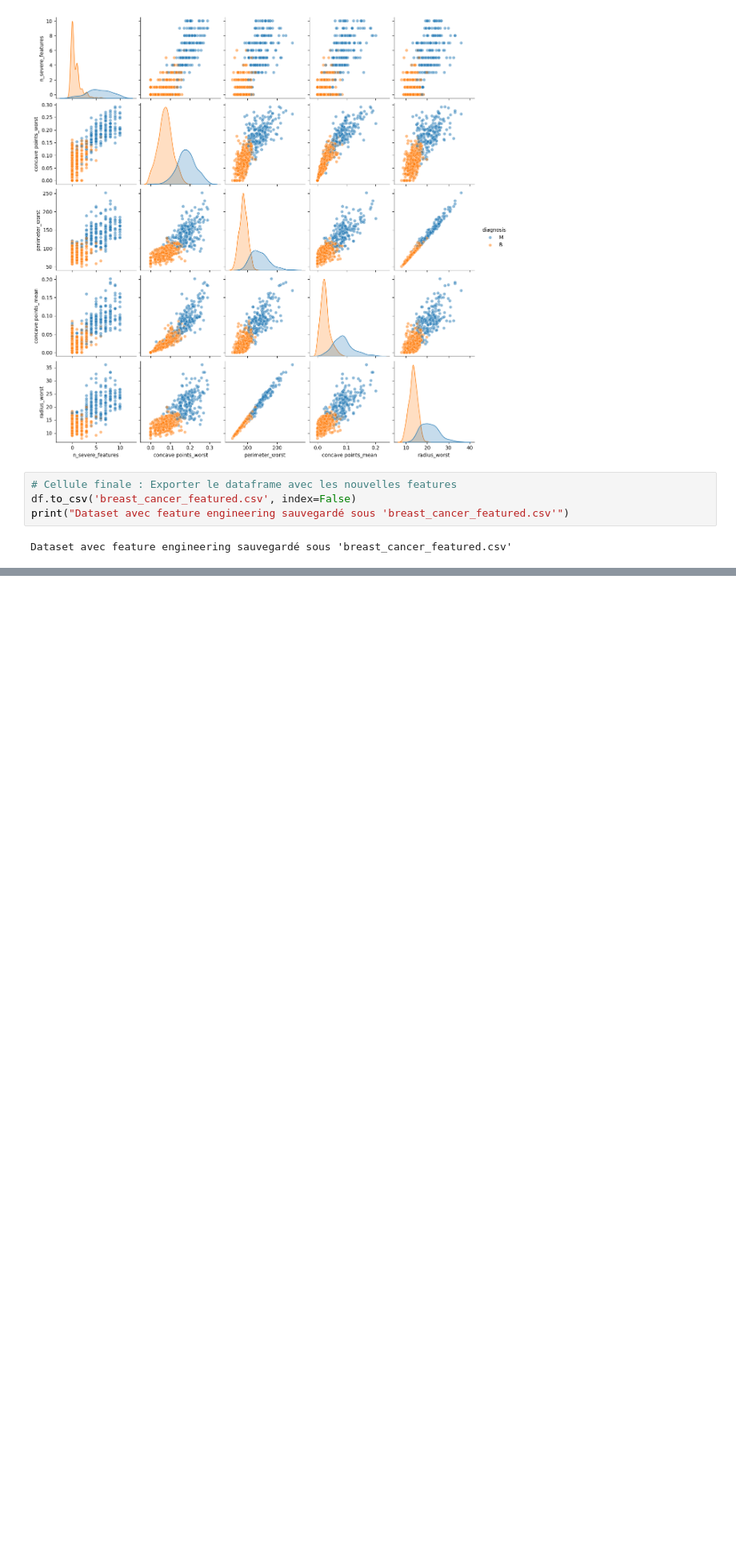
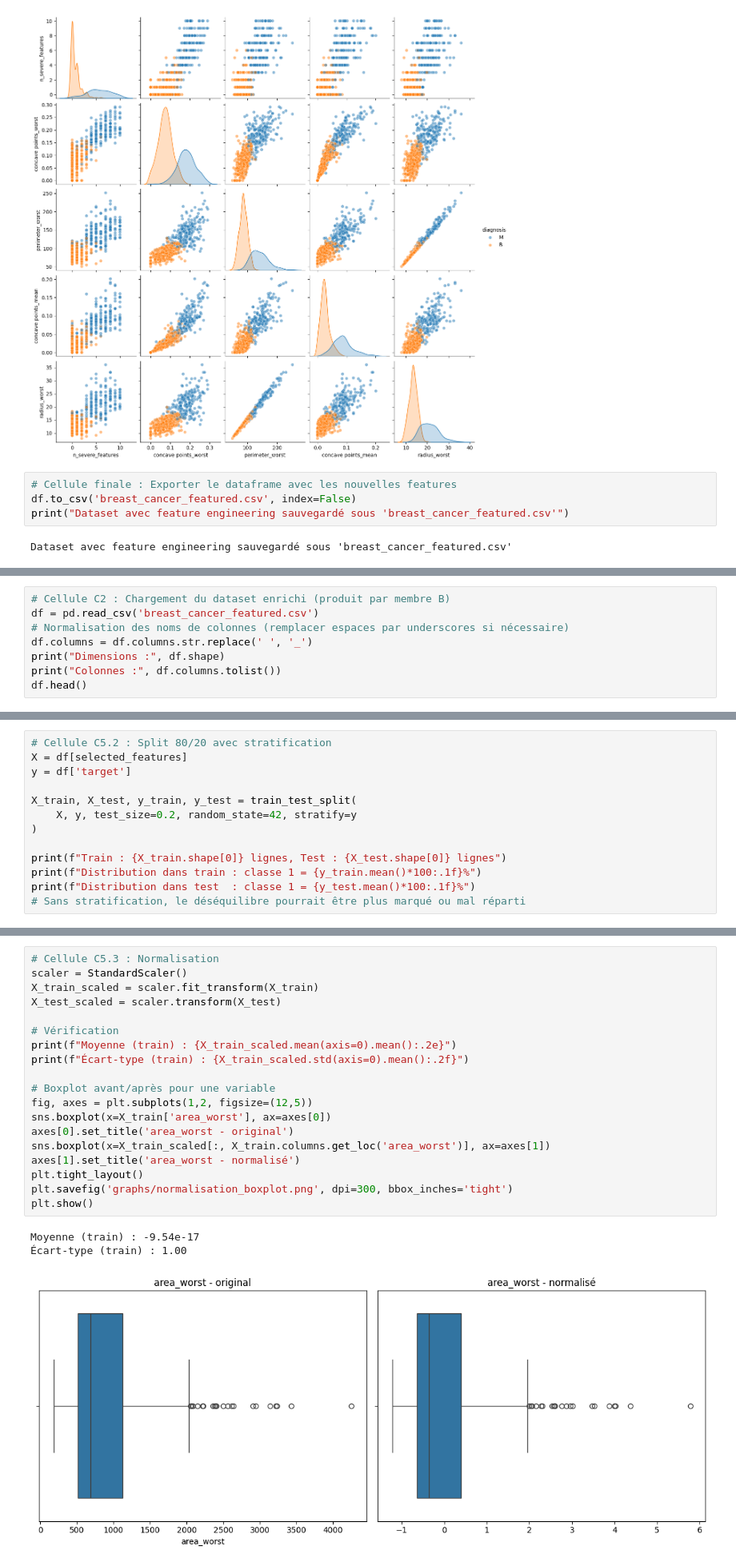
Before and after one commit to Melyna16/Projet-Data-Mining-Breast-Cancer, a Jupyter notebook: breast_cancer_analysis.ipynb, the cells around one changed output, grey strips where cells are left out. Shown at 80% size. Saved outputs shown, nothing was run; the diff lists cells and outputs as text; blank space fills up the shorter version.

```diff
--- a/breast_cancer_analysis.ipynb
+++ b/breast_cancer_analysis.ipynb
@@ -493,0 +513,8 @@ Dataset avec feature engineering sauvegardé sous 'breast_cancer_featured.csv'
+# %%
+# Cellule C2 : Chargement du dataset enrichi (produit par membre B)
+df = pd.read_csv('breast_cancer_featured.csv')
+# Normalisation des noms de colonnes (remplacer espaces par underscores si nécessaire)
+df.columns = df.columns.str.replace(' ', '_')
+print("Dimensions :", df.shape)
+print("Colonnes :", df.columns.tolist())
+df.head()
@@ -493,0 +595,13 @@ Dataset avec feature engineering sauvegardé sous 'breast_cancer_featured.csv'
+# %%
+# Cellule C5.2 : Split 80/20 avec stratification
+X = df[selected_features]
+y = df['target']
+
+X_train, X_test, y_train, y_test = train_test_split(
+    X, y, test_size=0.2, random_state=42, stratify=y
+)
+
+print(f"Train : {X_train.shape[0]} lignes, Test : {X_test.shape[0]} lignes")
+print(f"Distribution dans train : classe 1 = {y_train.mean()*100:.1f}%")
+print(f"Distribution dans test  : classe 1 = {y_test.mean()*100:.1f}%")
+# Sans stratification, le déséquilibre pourrait être plus marqué ou mal réparti
@@ -493,0 +614,23 @@ Dataset avec feature engineering sauvegardé sous 'breast_cancer_featured.csv'
+# %%
+# Cellule C5.3 : Normalisation
+scaler = StandardScaler()
+X_train_scaled = scaler.fit_transform(X_train)
+X_test_scaled = scaler.transform(X_test)
+
+# Vérification
+print(f"Moyenne (train) : {X_train_scaled.mean(axis=0).mean():.2e}")
+print(f"Écart-type (train) : {X_train_scaled.std(axis=0).mean():.2f}")
+
+# Boxplot avant/après pour une variable
+fig, axes = plt.subplots(1,2, figsize=(12,5))
+sns.boxplot(x=X_train['area_worst'], ax=axes[0])
+axes[0].set_title('area_worst - original')
+sns.boxplot(x=X_train_scaled[:, X_train.columns.get_loc('area_worst')], ax=axes[1])
+axes[1].set_title('area_worst - normalisé')
+plt.tight_layout()
+plt.savefig('graphs/normalisation_boxplot.png', dpi=300, bbox_inches='tight')
+plt.show()
+# %% [output]
+Moyenne (train) : -9.54e-17
+Écart-type (train) : 1.00
+[figure, added]
```
Also changed, not shown: parts of 39 cells of this notebook, 11 other files.
